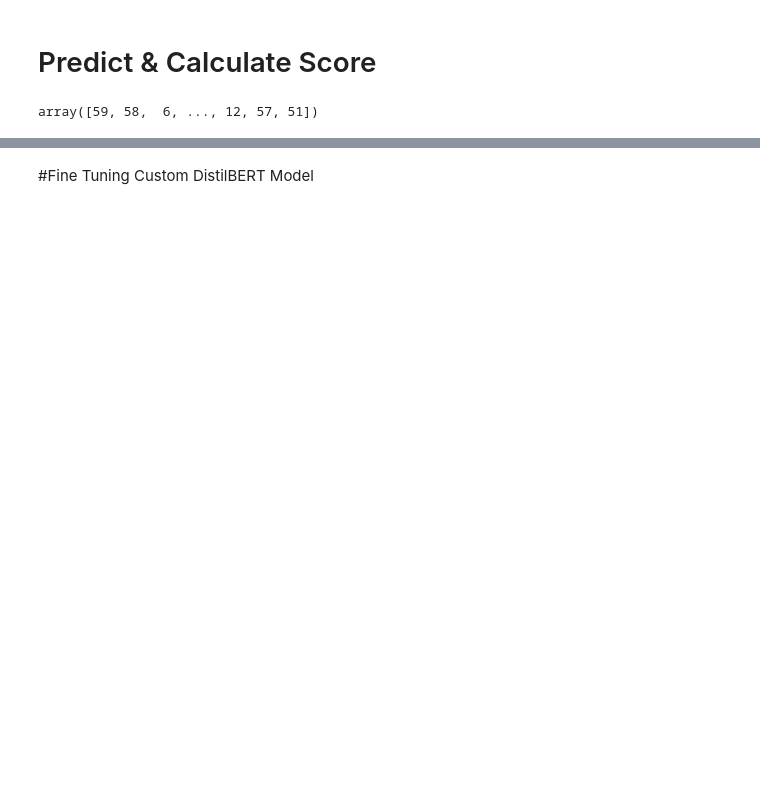
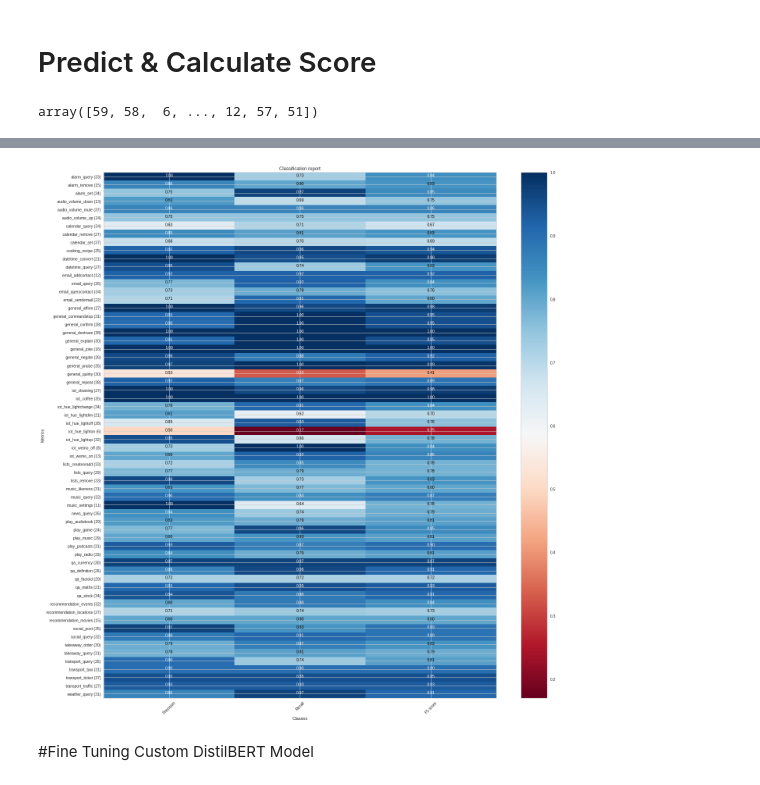
Before and after one commit to mohansameer1983/NLP, a Jupyter notebook: MMAI_891_Wysdom_Assignment.ipynb, the cells around one changed output, grey strips where cells are left out. Saved outputs shown, nothing was run; the diff lists cells and outputs as text; code cells hidden in the pictures; blank space fills up the shorter version.

```diff
--- a/MMAI_891_Wysdom_Assignment.ipynb
+++ b/MMAI_891_Wysdom_Assignment.ipynb
@@ -387,3 +460,64 @@ ami_val: 0.8256530220334212
+# %%
+import matplotlib.pyplot as plt
+import numpy as np
+import itertools
+
+def plot_classification_report(classificationReport,
+                               title='Classification report',
+                               cmap='RdBu'):
+
+    classificationReport = classificationReport.replace('\n\n', '\n')
+    classificationReport = classificationReport.replace('macro avg', 'macro_avg')
+    classificationReport = classificationReport.replace('weighted avg', 'weighted_avg')
+    lines = classificationReport.split('\n')
+
+    classes, plotMat, support, class_names = [], [], [], []
+    for line in lines[1:-4]:  # if you don't want any avg, then change [1:] into [1:-4]
+        t = line.strip().split()
+        if len(t) < 2:
+            continue
+        classes.append(t[0])
+        v = [float(x) for x in t[1: len(t) - 1]]
+        support.append(int(t[-1]))
+        class_names.append(t[0])
+        plotMat.append(v)
+
+    plotMat = np.array(plotMat)
+    xticklabels = ['Precision', 'Recall', 'F1-score']
+    yticklabels = ['{0} ({1})'.format(class_names[idx], sup)
+                   for idx, sup in enumerate(support)]
+    fig, ax = plt.subplots(figsize=(20,20))
+    plt.imshow(plotMat, interpolation='nearest', cmap=cmap, aspect='auto')
+    plt.title(title)
+    plt.colorbar()
+    plt.xticks(np.arange(3), xticklabels, rotation=45)
+    plt.yticks(np.arange(len(classes)), yticklabels)
+
+    upper_thresh = plotMat.min() + (plotMat.max() - plotMat.min()) / 10 * 8
+    lower_thresh = plotMat.min() + (plotMat.max() - plotMat.min()) / 10 * 2
+    for i, j in itertools.product(range(plotMat.shape[0]), range(plotMat.shape[1])):
+        plt.text(j, i, format(plotMat[i, j], '.2f'),
+                 horizontalalignment="center",
+                 color="white" if (plotMat[i, j] > upper_thresh or plotMat[i, j] < lower_thresh) else "black")
+
+    plt.ylabel('Metrics')
+    plt.xlabel('Classes')
+    plt.tight_layout()
+
+# Use this dict, if cannot generate from labeled data based dictionary ('label_dict') dynamically
+label_dict_fixed={0: 'alarm_query',1: 'alarm_remove',2: 'alarm_set',3: 'audio_volume_down',4: 'audio_volume_mute',5: 'audio_volume_up',6: 'calendar_query',7: 'calendar_remove',8: 'calendar_set',9:
+             'cooking_recipe',10: 'datetime_convert',11: 'datetime_query',12: 'email_addcontact',13: 'email_query',14: 'email_querycontact',15: 'email_sendemail',16: 'general_affirm',17: 'general_commandstop',
+             18: 'general_confirm',19: 'general_dontcare',20: 'general_explain',21: 'general_joke',22: 'general_negate',23: 'general_praise',24: 'general_quirky',25: 'general_repeat',26: 'iot_cleaning',
+             27: 'iot_coffee',28: 'iot_hue_lightchange',29: 'iot_hue_lightdim',30: 'iot_hue_lightoff',31: 'iot_hue_lighton',32: 'iot_hue_lightup',33: 'iot_wemo_off',34: 'iot_wemo_on',35: 'lists_createoradd',
+             36: 'lists_query',37: 'lists_remove',38: 'music_likeness',39: 'music_query',40: 'music_settings',41: 'news_query',42: 'play_audiobook',43: 'play_game',44: 'play_music',45: 'play_podcasts',
+             46: 'play_radio',47: 'qa_currency',48: 'qa_definition',49: 'qa_factoid',50: 'qa_maths',51: 'qa_stock',52: 'recommendation_events',53: 'recommendation_locations',54: 'recommendation_movies',
+             55: 'social_post',56: 'social_query',57: 'takeaway_order',58: 'takeaway_query',59: 'transport_query',60: 'transport_taxi',61: 'transport_ticket',62: 'transport_traffic',63: 'weather_query'}
+
+classificationReport = classification_report(val_y, predicted_labels, target_names=list(label_dict.values()))
+
+plot_classification_report(classificationReport)
+# %% [output]
+[figure, added]
 # %% [markdown]
 #Fine Tuning Custom DistilBERT Model
 # %%
```
Also changed, not shown: parts of 12 cells of this notebook.
